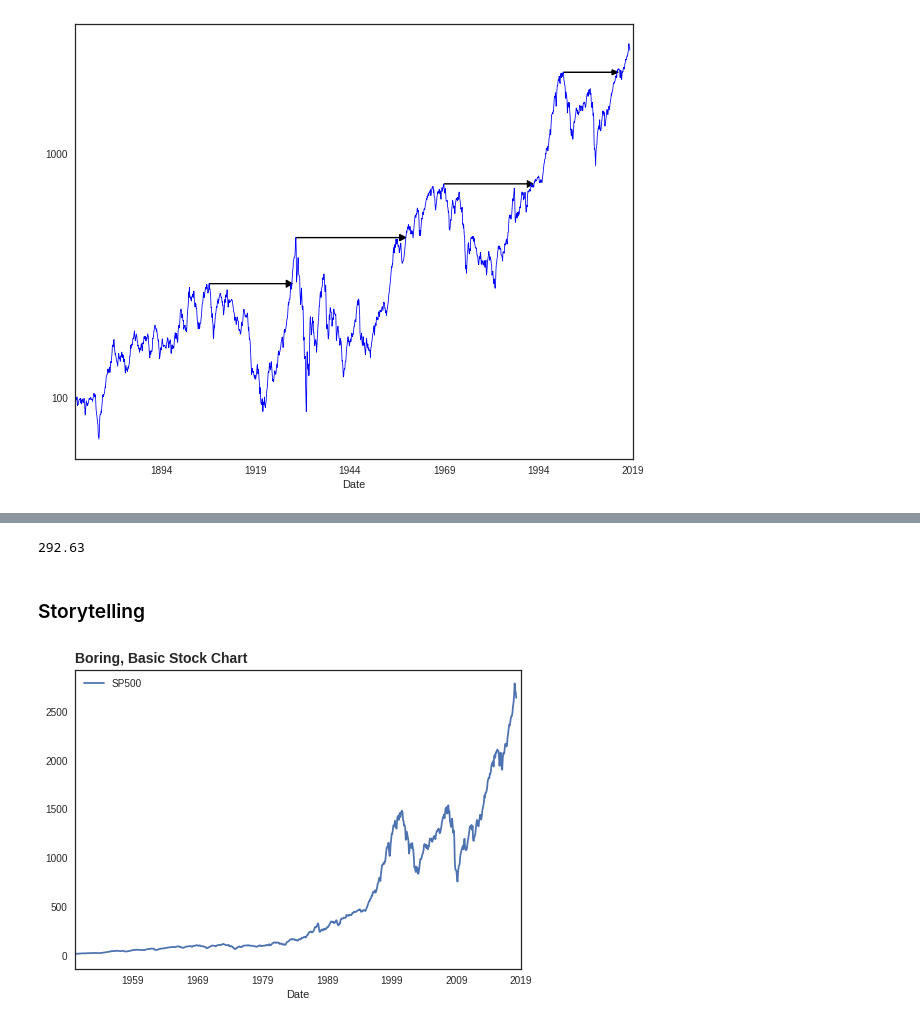
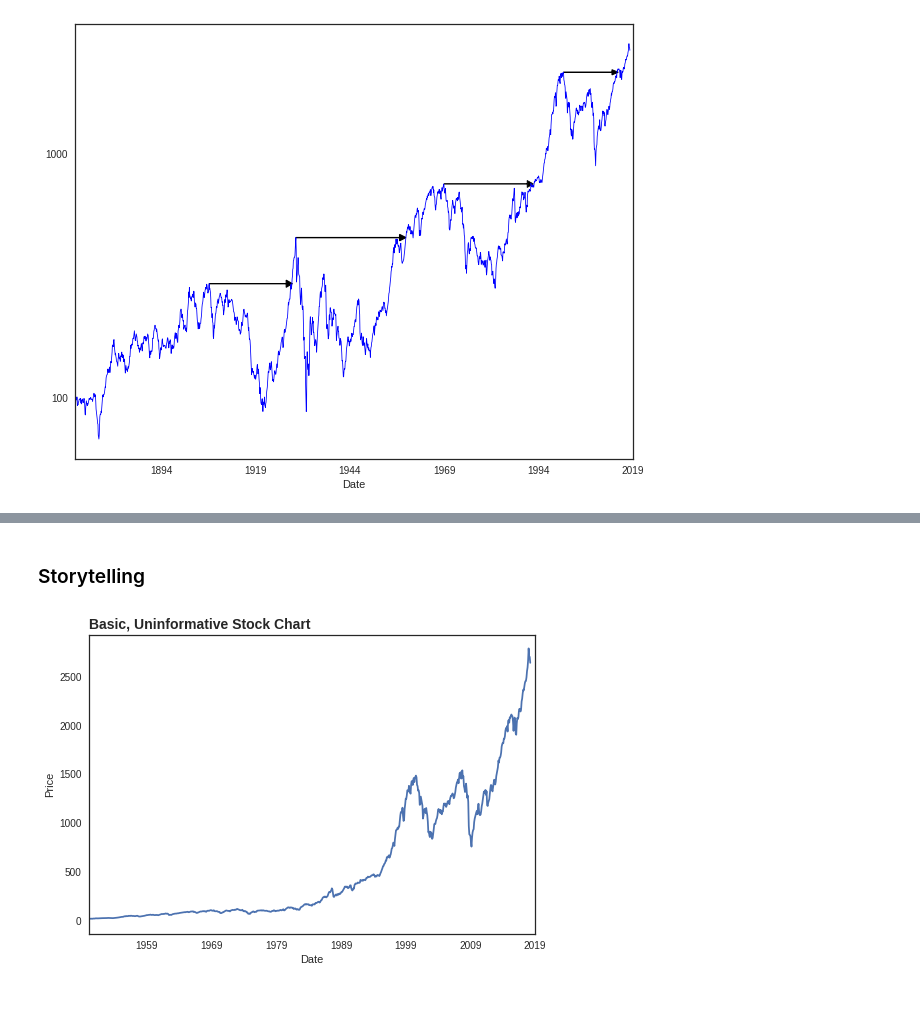
Before and after one commit to LambdaSchool/DS-Unit-1-Sprint-5-Data-Storytelling-Blog-Post, a Jupyter notebook: Data_Storytelling_Project.ipynb, the cells around one changed output, grey strips where cells are left out. Cells and saved outputs as stored; diff of their text form; code cells hidden in the pictures.

```diff
--- a/Data_Storytelling_Project.ipynb
+++ b/Data_Storytelling_Project.ipynb
@@ -754,4 +715,0 @@ Date
-# %%
-df.loc[dt.datetime(1906, 9, 1), 'Real Price']
-# %% [output]
-292.63
@@ -772,20 +718,25 @@ df.loc[dt.datetime(1906, 9, 1), 'Real Price']
 # %%
 # Making the most basic stock chart to show the audience the progression of getting a better visualization
 
-basic = df['SP500'].plot(xlim=(dt.datetime(1950, 1, 1), dt.datetime(2019,1,1)), legend=True)
+basic = df['SP500'].plot(xlim=(dt.datetime(1950, 1, 1), dt.datetime(2019,1,1)), legend=False)
 
-basic.text(x=dt.datetime(1950, 1, 1), y=3000, s="Boring, Basic Stock Chart",
+basic.set(ylabel='Price')
+
+basic.text(x=dt.datetime(1950, 1, 1), y=3000, s="Basic, Uninformative Stock Chart",
        fontsize=14, fontweight='bold');
+
+# basic.text(x=dt.datetime(1950, 1, 1), y=3000, s="Don't do this",
+#        fontsize=12);
 
 # basic.set_xticks([dt.datetime(1950, 1, 1), dt.datetime(1955, 1, 1), dt.datetime(1960, 1, 1),
 #                   dt.datetime(1965, 1, 1), dt.datetime(1970, 1, 1), dt.datetime(1975, 1, 1),
 #                   dt.datetime(1980, 1, 1), dt.datetime(1985, 1, 1), dt.datetime(1990, 1, 1),
 #                   dt.datetime(1995, 1, 1), dt.datetime(2000, 1, 1), dt.datetime(2005, 1, 1),
 #                   dt.datetime(2010, 1, 1), dt.datetime(2015, 1, 1)]);
 
 #basic.set(ylabel='Price', xticks=range(dt.datetime(1950, 1, 1).year, dt.datetime(1990,1,1).year, 5));
 # %% [output]
-[figure, old version]
+[figure, new version]
 # %%
 # Still stepping through the visual progression -- showing audience the lengthened chart
 
```
Also changed, not shown: parts of 39 cells of this notebook.
